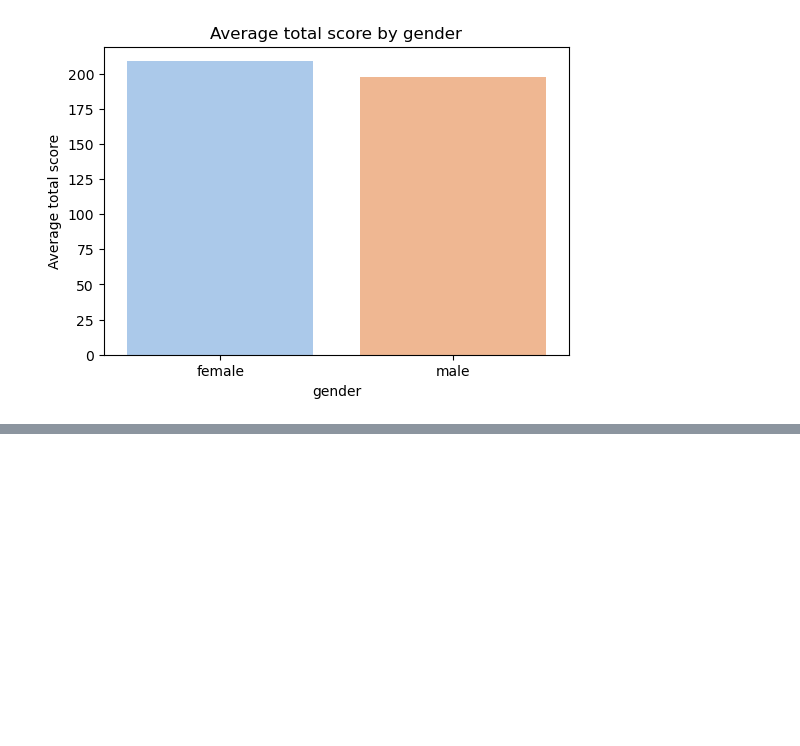
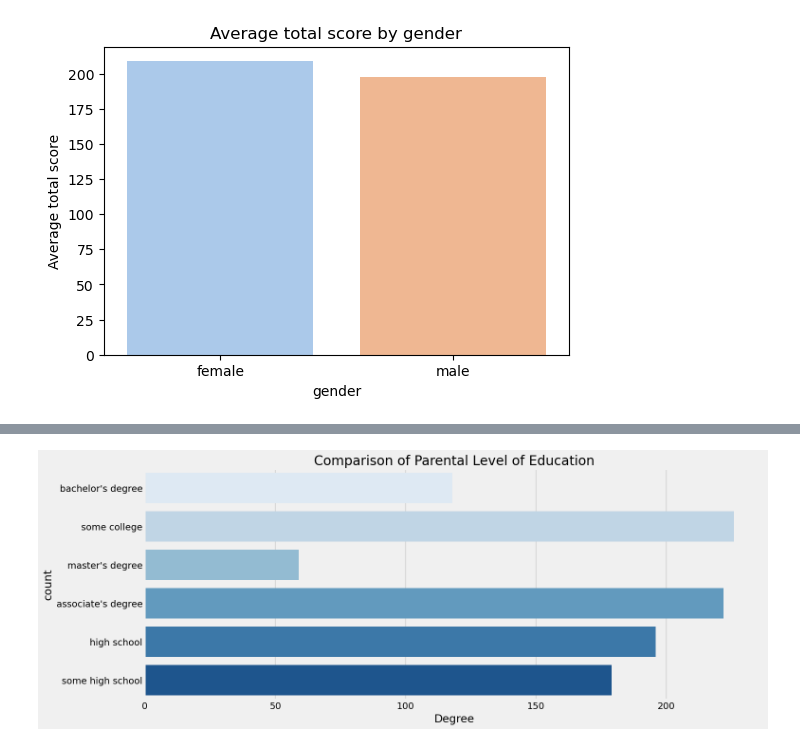
Before and after one commit to RICHARD-OBENG/mlproject_1, a Jupyter notebook: notebook/EDA_STUDENT.ipynb, the cells around one changed output, grey strips where cells are left out. Saved outputs shown, nothing was run; the diff lists cells and outputs as text; code cells hidden in the pictures; blank space fills up the shorter version.

```diff
--- a/notebook/EDA_STUDENT.ipynb
+++ b/notebook/EDA_STUDENT.ipynb
@@ -340,0 +375,11 @@ plt.figure(figsize=(10,6))
+# %%
+plt.rcParams['figure.figsize'] = (15,6)
+plt.style.use('fivethirtyeight')
+sns.countplot(data['parental_level_of_education'], palette='Blues')
+plt.title('Comparison of Parental Level of Education')
+plt.xlabel('Degree')
+plt.ylabel('count')
+
+plt.show()
+# %% [output]
+[figure, added]
```
Also changed, not shown: parts of 11 cells of this notebook, 3 other files.
